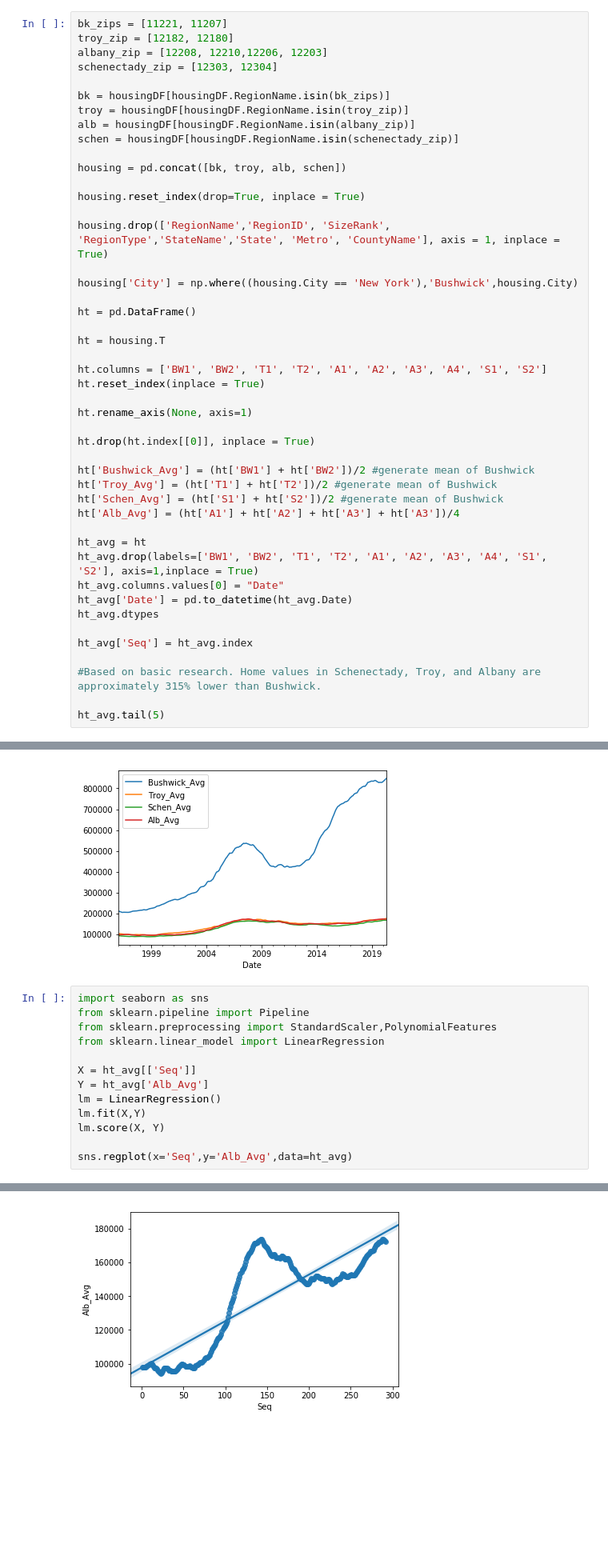
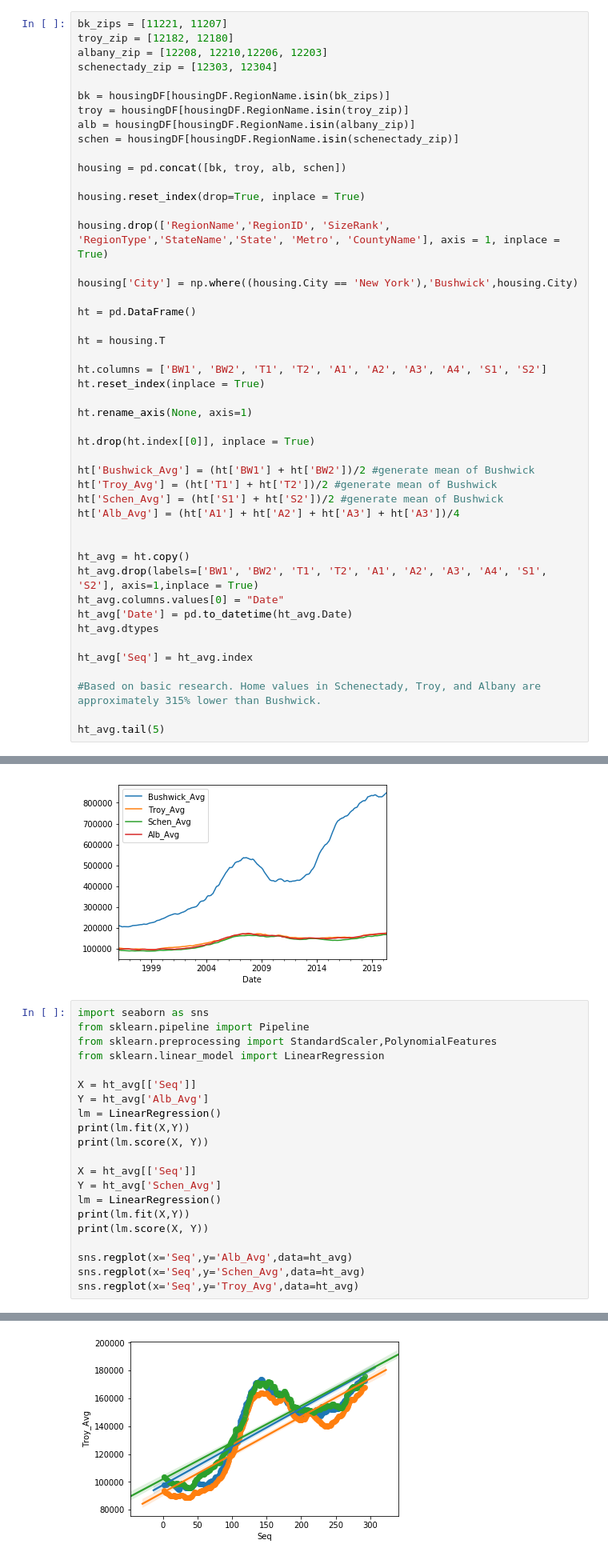
Before and after one commit to stryder518/Data_Science_Capstone, a Jupyter notebook: Data Science Capstone.ipynb, the cells around one changed output, grey strips where cells are left out. Shown at 80% size. Saved outputs shown, nothing was run; the diff lists cells and outputs as text; blank space fills up the shorter version.

```diff
--- a/Data Science Capstone.ipynb
+++ b/Data Science Capstone.ipynb
@@ -607,7 +607,8 @@ ht['Troy_Avg'] = (ht['T1'] + ht['T2'])/2 #generate mean of Bushwick
 ht['Schen_Avg'] = (ht['S1'] + ht['S2'])/2 #generate mean of Bushwick
 ht['Alb_Avg'] = (ht['A1'] + ht['A2'] + ht['A3'] + ht['A3'])/4
 
-ht_avg = ht
+
+ht_avg = ht.copy()
 ht_avg.drop(labels=['BW1', 'BW2', 'T1', 'T2', 'A1', 'A2', 'A3', 'A4', 'S1', 'S2'], axis=1,inplace = True)
 ht_avg.columns.values[0] = "Date"
 ht_avg['Date'] = pd.to_datetime(ht_avg.Date)
@@ -671,8 +672,16 @@ from sklearn.linear_model import LinearRegression
 X = ht_avg[['Seq']]
 Y = ht_avg['Alb_Avg']
 lm = LinearRegression()
-lm.fit(X,Y)
-lm.score(X, Y)
+print(lm.fit(X,Y))
+print(lm.score(X, Y))
+
+X = ht_avg[['Seq']]
+Y = ht_avg['Schen_Avg']
+lm = LinearRegression()
+print(lm.fit(X,Y))
+print(lm.score(X, Y))
 
 sns.regplot(x='Seq',y='Alb_Avg',data=ht_avg)
+sns.regplot(x='Seq',y='Schen_Avg',data=ht_avg)
+sns.regplot(x='Seq',y='Troy_Avg',data=ht_avg)
 # %% [output]
@@ -680,4 +695,4 @@ sns.regplot(x='Seq',y='Alb_Avg',data=ht_avg)
-[figure, old version]
+[figure, new version]
 # %%
 comp = ht_avg.loc[ht_avg['Date'] == '2020-04-30']
 comp['Troy_Avg'] = comp['Troy_Avg'] * 3.15
```
Also changed, not shown: parts of 3 cells of this notebook.
